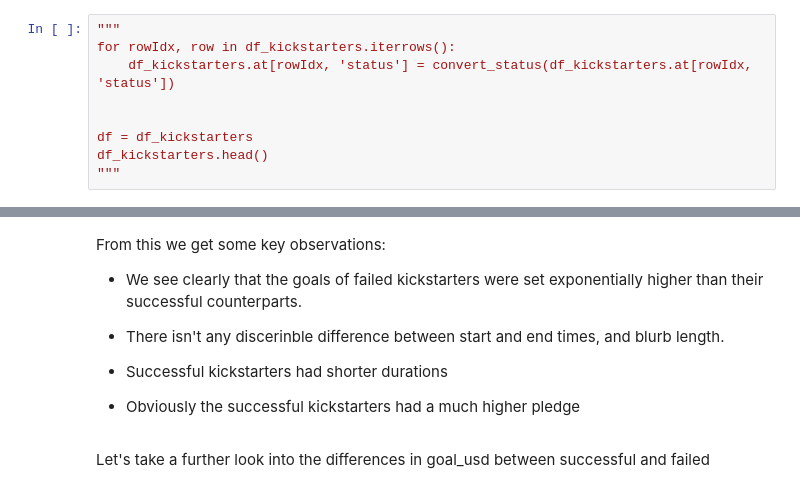
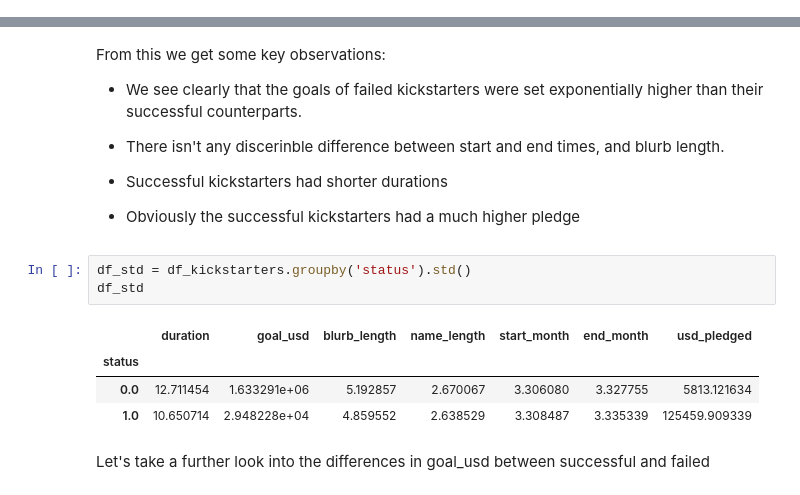
Before and after one commit to krandapus/Projects, a Jupyter notebook: FinalProject.ipynb, the cells around one changed output, grey strips where cells are left out. Cells and saved outputs as stored; diff of their text form.

```diff
--- a/FinalProject.ipynb
+++ b/FinalProject.ipynb
@@ -190,12 +207,3 @@ df_kickstarters.head()
 | 3 | music | 45.0 | 3500.0 | Nashville | TN | 15 | 6 | 1.0 | 9 | ... |
 | 4 | technology | 60.0 | 30000.0 | Troy | MI | 15 | 4 | 1.0 | 11 | ... |
 | 5 | music | 30.0 | 7500.0 | Seattle | WA | 11 | 4 | 1.0 | 1 | ... |
-# %%
-"""
-for rowIdx, row in df_kickstarters.iterrows():
-    df_kickstarters.at[rowIdx, 'status'] = convert_status(df_kickstarters.at[rowIdx, 'status'])
-
-
-df = df_kickstarters
-df_kickstarters.head()
-"""
@@ -228,6 +229,14 @@ From this we get some key observations:
 - Successful kickstarters had shorter durations
 
 - Obviously the successful kickstarters had a much higher pledge
+# %%
+df_std = df_kickstarters.groupby('status').std()
+df_std
+# %% [output]
+|  | duration | goal_usd | blurb_length | name_length | start_month | end_month | usd_pledged |
+| status |  |  |  |  |  |  |  |
+| 0.0 | 12.711454 | 1.633291e+06 | 5.192857 | 2.670067 | 3.306080 | 3.327755 | 5813.121634 |
+| 1.0 | 10.650714 | 2.948228e+04 | 4.859552 | 2.638529 | 3.308487 | 3.335339 | 125459.909339 |
 # %% [markdown]
 Let's take a further look into the differences in goal_usd between successful and failed
 # %%
```
Also changed, not shown: parts of 9 cells of this notebook.
